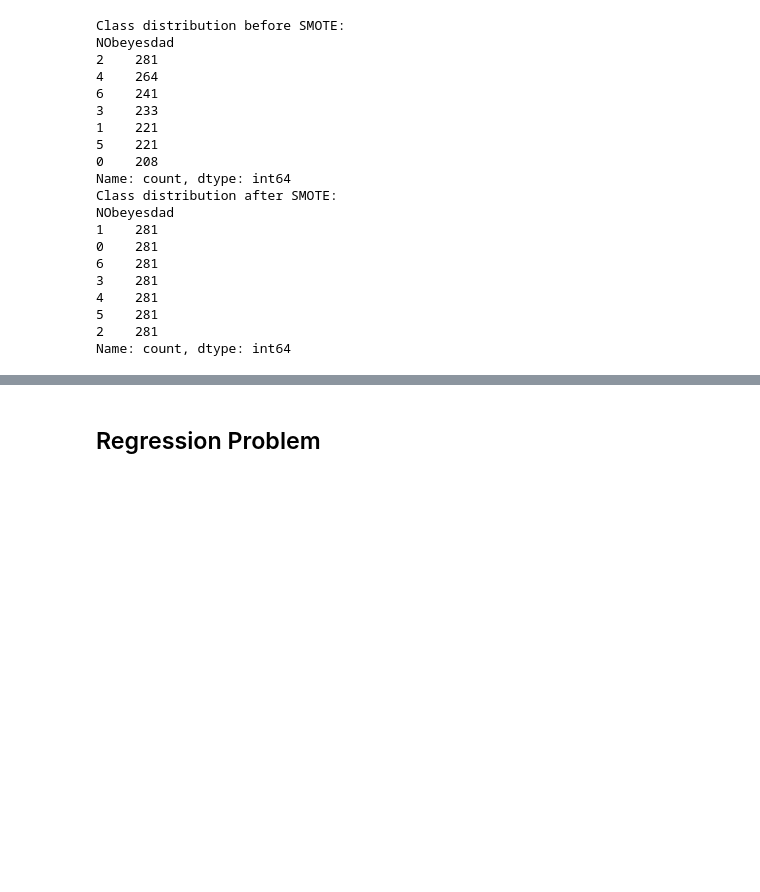
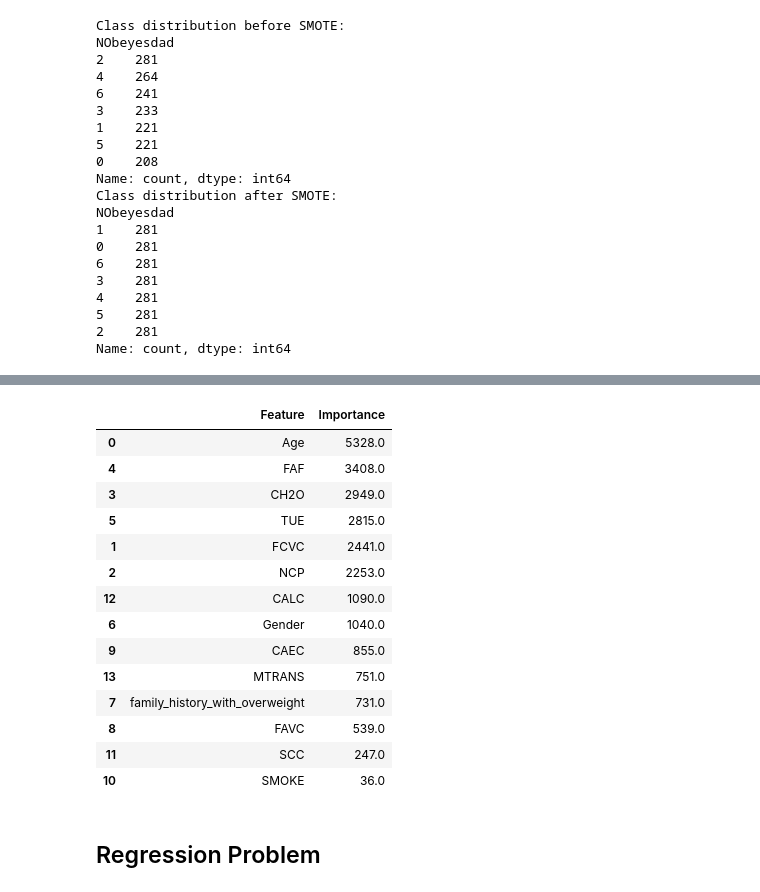
Before and after one commit to dang-nguyendd/ds_data_modelling, a Jupyter notebook: s3759957.ipynb, the cells around one changed output, grey strips where cells are left out. Drawn from its saved outputs; the diff is of its cells as text; code cells hidden in the pictures; blank space fills up the shorter version.

```diff
--- a/s3759957.ipynb
+++ b/s3759957.ipynb
@@ -963,3 +1016,31 @@ Confusion Matrix:
+# %%
+from sklearn.inspection import permutation_importance
+results = permutation_importance(best_xgb_model, X_test, y_test, n_repeats=10, random_state=42)
+
+# Create a DataFrame to display feature importances
+feature_importance = pd.DataFrame({
+    'Feature': X_test.columns,
+    'Importance': results.importances_mean
+})
+
+# Sort by importance
+feature_importance = feature_importance.sort_values(by='Importance', ascending=False)
+# %% [output]
+|  | Feature | Importance |
+| 0 | Age | 5328.0 |
+| 4 | FAF | 3408.0 |
+| 3 | CH2O | 2949.0 |
+| 5 | TUE | 2815.0 |
+| 1 | FCVC | 2441.0 |
+| 2 | NCP | 2253.0 |
+| 12 | CALC | 1090.0 |
+| 6 | Gender | 1040.0 |
+| 9 | CAEC | 855.0 |
+| 13 | MTRANS | 751.0 |
+| 7 | family_history_with_overweight | 731.0 |
+| 8 | FAVC | 539.0 |
+| 11 | SCC | 247.0 |
+| 10 | SMOKE | 36.0 |
 # %% [markdown]
 ## Regression Problem
 # %% [markdown]
```
Also changed, not shown: parts of 11 cells of this notebook, 1 other file.
